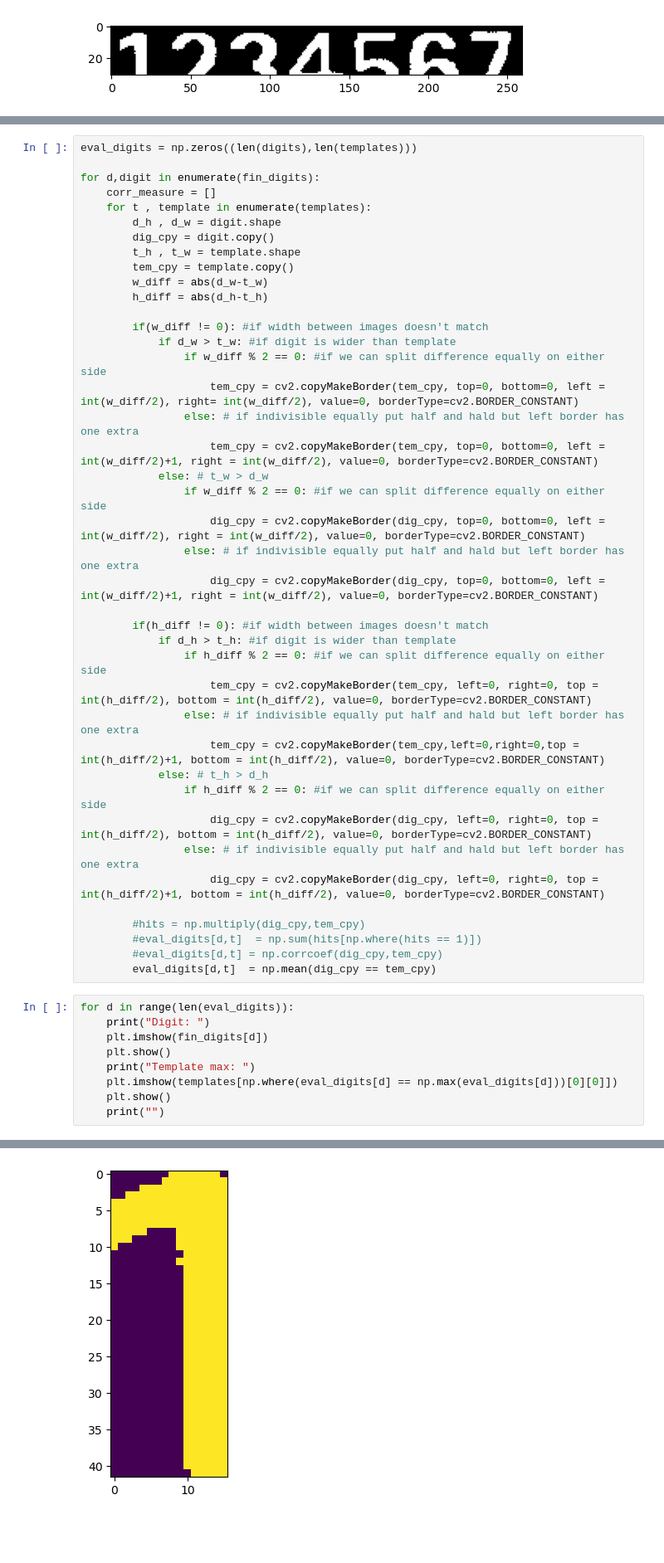
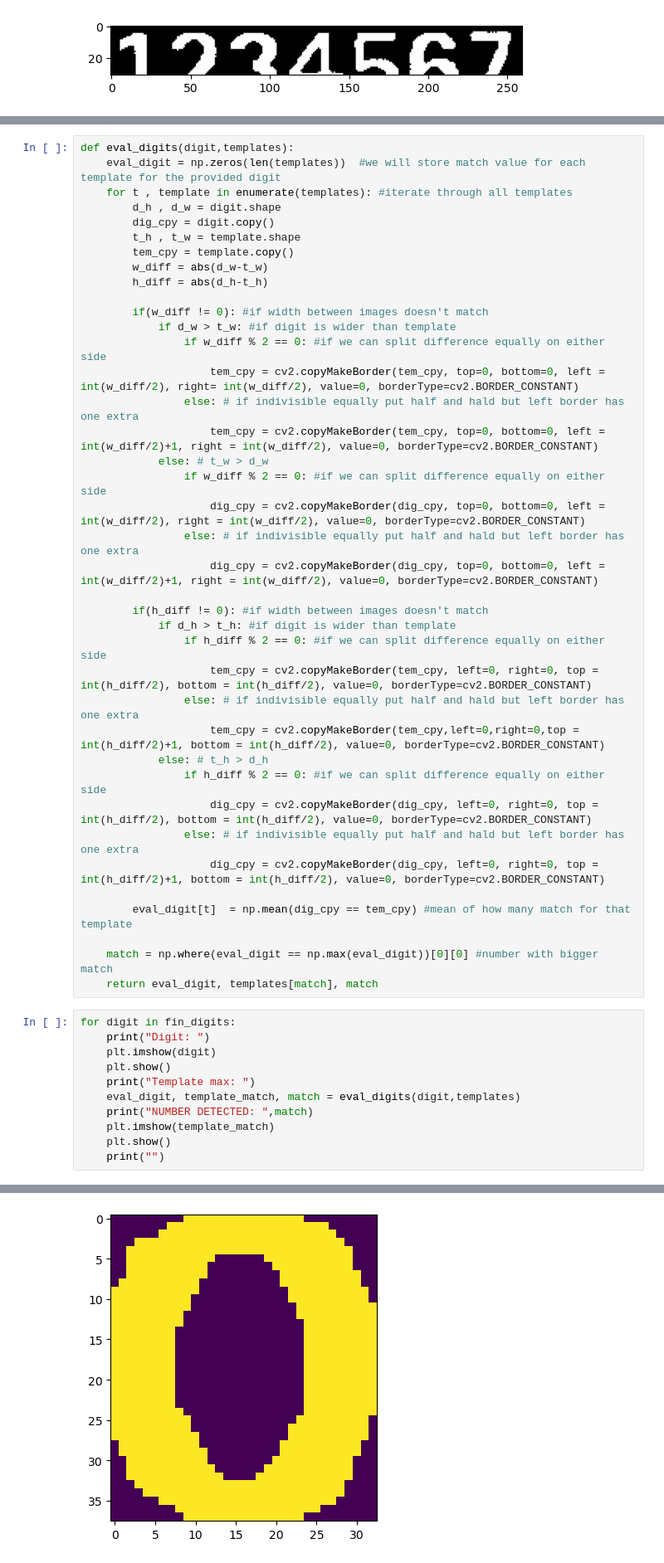
Before and after one commit to juliagartor/Project-Computer-Vision, a Jupyter notebook: ref_num_problem/ref_num_pepe.ipynb, the cells around one changed output, grey strips where cells are left out. Shown at 83% size. Cells and saved outputs as stored; diff of their text form; blank space fills up the shorter version.

```diff
--- a/ref_num_problem/ref_num_pepe.ipynb
+++ b/ref_num_problem/ref_num_pepe.ipynb
@@ -188,11 +188,9 @@ for i in range(10):
 [figure]
 [figure]
 # %%
-eval_digits = np.zeros((len(digits),len(templates)))
-
-for d,digit in enumerate(fin_digits):
-    corr_measure = []
-    for t , template in enumerate(templates):
+def eval_digits(digit,templates):
+    eval_digit = np.zeros(len(templates))  #we will store match value for each template for the provided digit
+    for t , template in enumerate(templates): #iterate through all templates
         d_h , d_w = digit.shape
         dig_cpy = digit.copy()
         t_h , t_w = template.shape
@@ -224,20 +222,22 @@ for d,digit in enumerate(fin_digits):
                 else: # if indivisible equally put half and hald but left border has one extra
                     dig_cpy = cv2.copyMakeBorder(dig_cpy, left=0, right=0, top = int(h_diff/2)+1, bottom = int(h_diff/2), value=0, borderType=cv2.BORDER_CONSTANT)
 
-        #hits = np.multiply(dig_cpy,tem_cpy)
-        #eval_digits[d,t]  = np.sum(hits[np.where(hits == 1)])
-        #eval_digits[d,t] = np.corrcoef(dig_cpy,tem_cpy)
-        eval_digits[d,t]  = np.mean(dig_cpy == tem_cpy)
+        eval_digit[t]  = np.mean(dig_cpy == tem_cpy) #mean of how many match for that template
+
+    match = np.where(eval_digit == np.max(eval_digit))[0][0] #number with bigger match
+    return eval_digit, templates[match], match
 # %%
-for d in range(len(eval_digits)):
+for digit in fin_digits:
     print("Digit: ")
-    plt.imshow(fin_digits[d])
+    plt.imshow(digit)
     plt.show()
     print("Template max: ")
-    plt.imshow(templates[np.where(eval_digits[d] == np.max(eval_digits[d]))[0][0]])
+    eval_digit, template_match, match = eval_digits(digit,templates)
+    print("NUMBER DETECTED: ",match)
+    plt.imshow(template_match)
     plt.show()
     print("")
 # %% [output]
 Digit:
-[figure, old version]
+[figure, new version]
 Template max:
```
Also changed, not shown: parts of 7 cells of this notebook, 5 other files.
